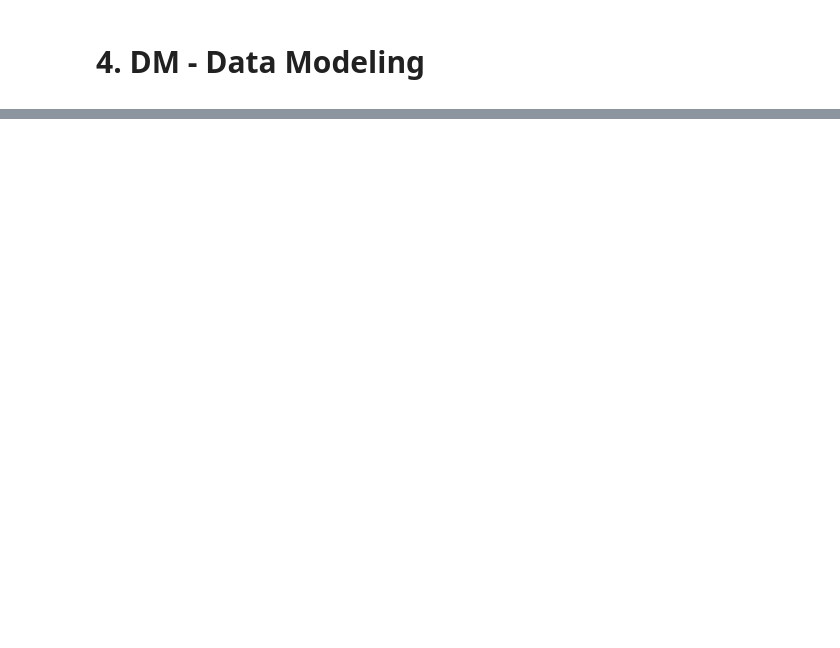
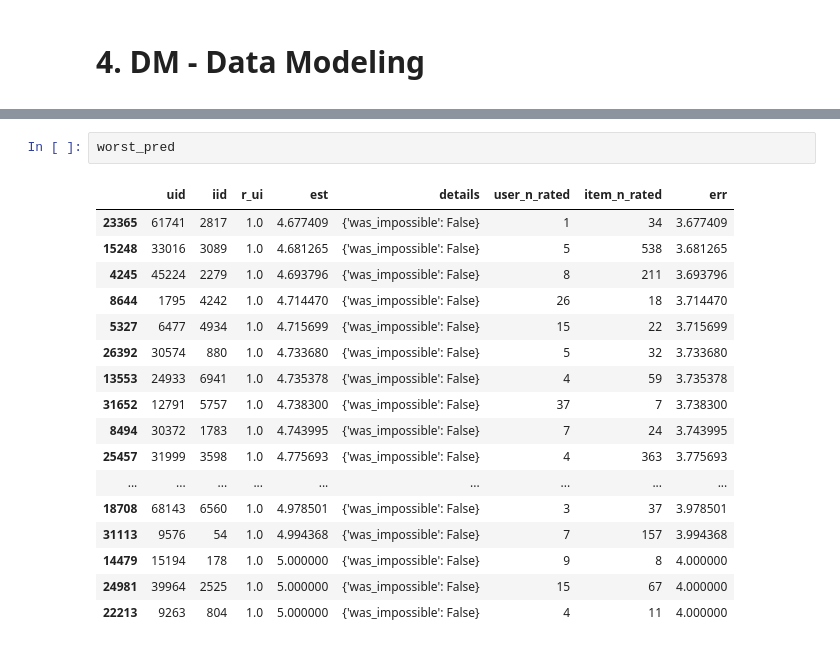
Before and after one commit to PPortela00/Recommendation-System---, a Jupyter notebook: notebook.ipynb, the cells around one changed output, grey strips where cells are left out. Drawn from its saved outputs; the diff is of its cells as text; blank space fills up the shorter version.

```diff
--- a/notebook.ipynb
+++ b/notebook.ipynb
@@ -198,0 +240,20 @@ SVD RMSE: 1.354
+# %%
+worst_pred
+# %% [output]
+|  | uid | iid | r_ui | est | details | user_n_rated | item_n_rated | err |
+| 23365 | 61741 | 2817 | 1.0 | 4.677409 | {'was_impossible': False} | 1 | 34 | 3.677409 |
+| 15248 | 33016 | 3089 | 1.0 | 4.681265 | {'was_impossible': False} | 5 | 538 | 3.681265 |
+| 4245 | 45224 | 2279 | 1.0 | 4.693796 | {'was_impossible': False} | 8 | 211 | 3.693796 |
+| 8644 | 1795 | 4242 | 1.0 | 4.714470 | {'was_impossible': False} | 26 | 18 | 3.714470 |
+| 5327 | 6477 | 4934 | 1.0 | 4.715699 | {'was_impossible': False} | 15 | 22 | 3.715699 |
+| 26392 | 30574 | 880 | 1.0 | 4.733680 | {'was_impossible': False} | 5 | 32 | 3.733680 |
+| 13553 | 24933 | 6941 | 1.0 | 4.735378 | {'was_impossible': False} | 4 | 59 | 3.735378 |
+| 31652 | 12791 | 5757 | 1.0 | 4.738300 | {'was_impossible': False} | 37 | 7 | 3.738300 |
+| 8494 | 30372 | 1783 | 1.0 | 4.743995 | {'was_impossible': False} | 7 | 24 | 3.743995 |
+| 25457 | 31999 | 3598 | 1.0 | 4.775693 | {'was_impossible': False} | 4 | 363 | 3.775693 |
+| ... | ... | ... | ... | ... | ... | ... | ... | ... |
+| 18708 | 68143 | 6560 | 1.0 | 4.978501 | {'was_impossible': False} | 3 | 37 | 3.978501 |
+| 31113 | 9576 | 54 | 1.0 | 4.994368 | {'was_impossible': False} | 7 | 157 | 3.994368 |
+| 14479 | 15194 | 178 | 1.0 | 5.000000 | {'was_impossible': False} | 9 | 8 | 4.000000 |
+| 24981 | 39964 | 2525 | 1.0 | 5.000000 | {'was_impossible': False} | 15 | 67 | 4.000000 |
+| 22213 | 9263 | 804 | 1.0 | 5.000000 | {'was_impossible': False} | 4 | 11 | 4.000000 |
```
Also changed, not shown: parts of 9 cells of this notebook, 1 other file.
